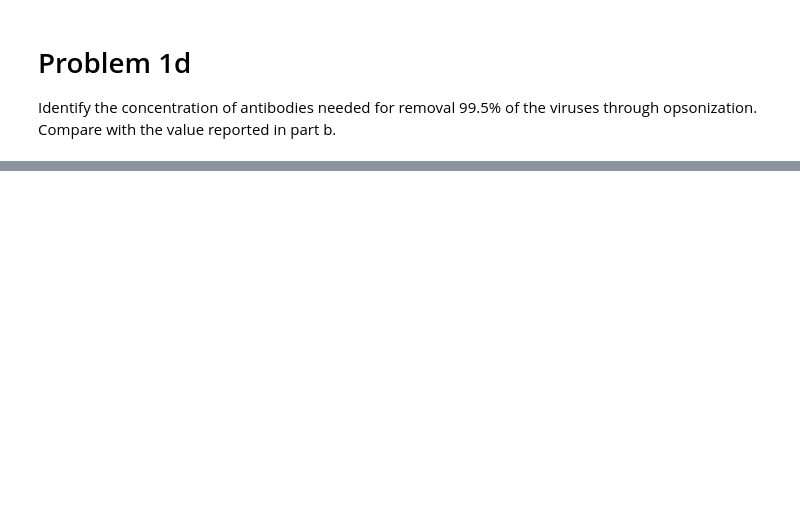
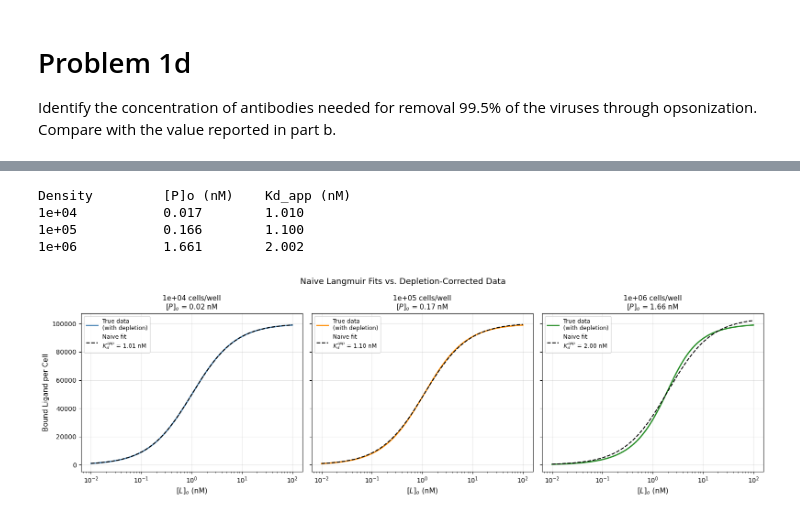
Before and after one commit to caterer-z-t/CHEN_5150, a Jupyter notebook: PS6/PS6.ipynb, the cells around one changed output, grey strips where cells are left out. Saved outputs shown, nothing was run; the diff lists cells and outputs as text; code cells hidden in the pictures; blank space fills up the shorter version.

```diff
--- a/PS6/PS6.ipynb
+++ b/PS6/PS6.ipynb
@@ -197,0 +255,51 @@ Verification: % removal = 99.50%
+# %%
+from scipy.optimize import least_squares
+
+# Naive Langmuir
+def langmuir_naive(L0, Bmax, Kd_app):
+    return Bmax * L0 / (Kd_app + L0)
+
+def residuals(params, L0, B_data):
+    Bmax, Kd_app = params
+    return langmuir_naive(L0, Bmax, Kd_app) - B_data
+
+# Plot
+fig, axes = plt.subplots(1, 3, figsize=(16, 5), sharey=True)
+
+print(f"{'Density':<15} {'[P]o (nM)':<12} {'Kd_app (nM)':<15}")
+for ax, n_cells, color in zip(axes, cell_densities, colors):
+
+    # --- Generate "true" data from depletion-corrected model ---
+    P0_nM = (n_cells * RT) / (NA * V_L) * 1e9
+    B_true = bound_per_cell(L0, P0_nM, Kd, RT)
+
+    # --- Naive curve fit ---
+    init_guess = [RT, 1.0]   # [Bmax, Kd_app]
+    res = least_squares(residuals, init_guess,
+                        args=(L0, B_true),
+                        bounds=([0, 0], [np.inf, np.inf]))
+    Bmax_app, Kd_app = res.x
+
+    # --- Plot ---
+    ax.semilogx(L0, B_true, color=color, linewidth=2, label='True data\n(with depletion)')
+    ax.semilogx(L0, langmuir_naive(L0, Bmax_app, Kd_app),
+                'k--', linewidth=1.5,
+                label=f'Naive fit\n$K_d^{{app}}$ = {Kd_app:.2f} nM')
+
+    ax.set_xlabel('$[L]_o$ (nM)', fontsize=11)
+    ax.set_title(f'{n_cells:.0e} cells/well\n$[P]_o$ = {P0_nM:.2f} nM', fontsize=11)
+    ax.grid(True, alpha=0.3)
+    ax.legend(fontsize=9)
+
+    print(f"{n_cells:<15.0e} {P0_nM:<12.3f} {Kd_app:<15.3f}")
+
+axes[0].set_ylabel('Bound Ligand per Cell', fontsize=11)
+fig.suptitle('Naive Langmuir Fits vs. Depletion-Corrected Data', fontsize=13)
+plt.tight_layout()
+plt.show()
+# %% [output]
+Density         [P]o (nM)    Kd_app (nM)
+1e+04           0.017        1.010
+1e+05           0.166        1.100
+1e+06           1.661        2.002
+[figure, added]
```
Also changed, not shown: parts of 25 cells of this notebook, 3 other files.
